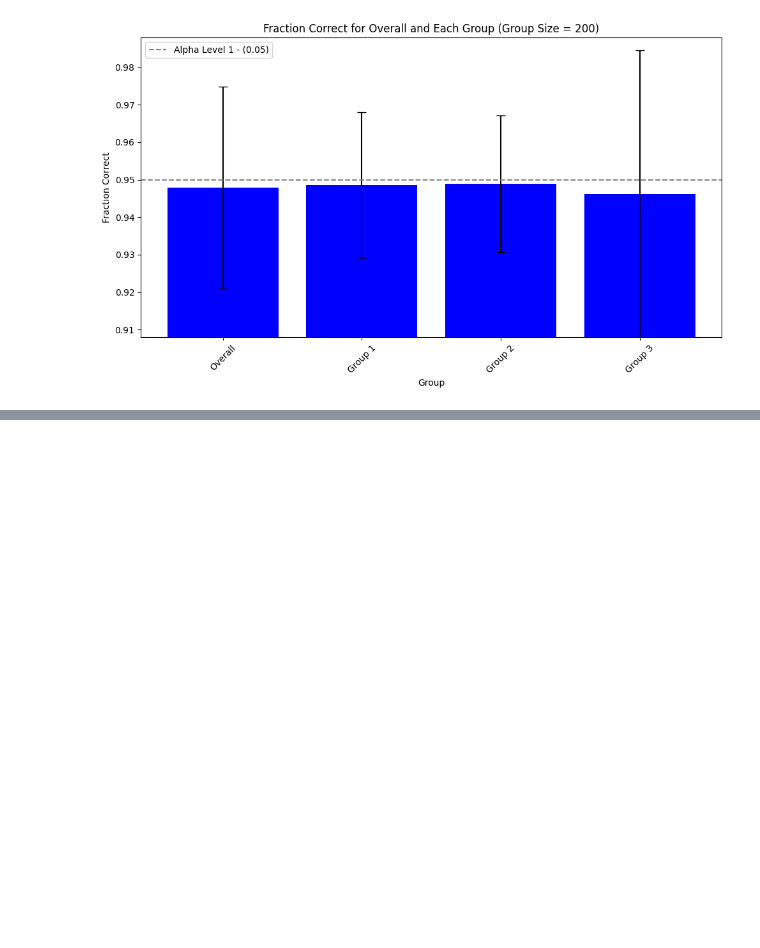
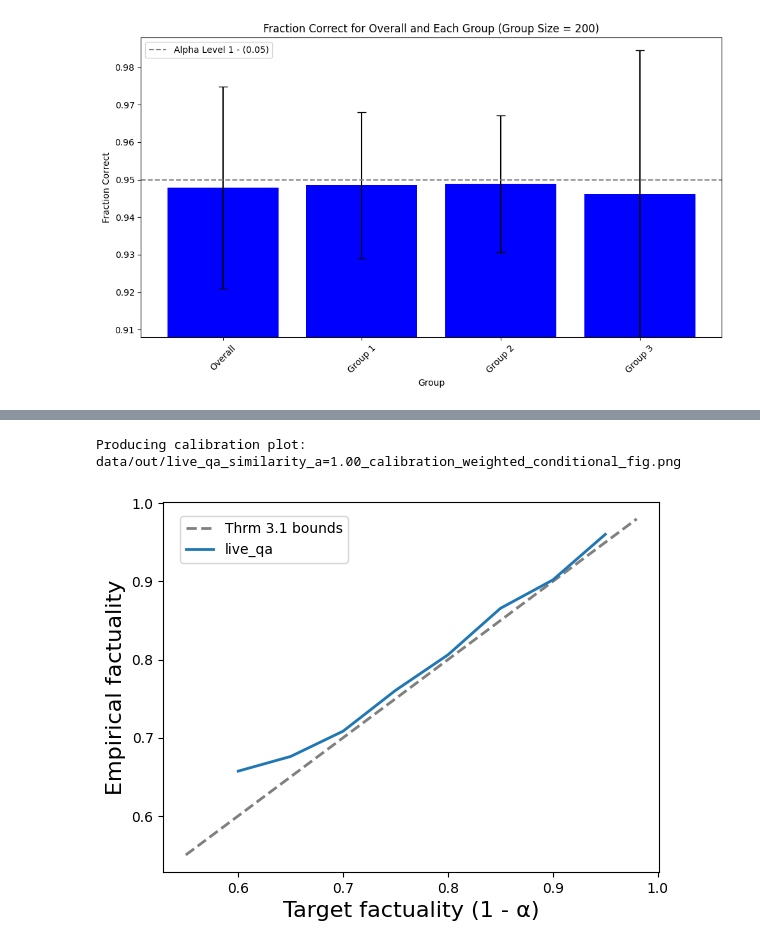
Before and after one commit to n4feng/rag_conformal_pred, a Jupyter notebook: conditional/weight_test.ipynb, the cells around one changed output, grey strips where cells are left out. Drawn from its saved outputs; the diff is of its cells as text; code cells hidden in the pictures; blank space fills up the shorter version.

```diff
--- a/conditional/weight_test.ipynb
+++ b/conditional/weight_test.ipynb
@@ -128,0 +164,21 @@ FileNotFoundError: [Errno 2] No such file or directory: '/Users/naihefeng/Docume
+# %%
+import numpy as np
+
+from local_calibration import LocalDatadependentCalibration
+from calibration import load_calibration
+
+local = LocalDatadependentCalibration()
+
+a=1.0
+alphas = np.arange(0.05, 0.45, 0.05)
+dataset_prefix = 'live_qa'
+confidence_method = 'similarity'
+data = load_calibration(f"data/out/{dataset_prefix}_subclaims_with_scores.jsonl")
+fig_filename = f"data/out/{dataset_prefix}_{confidence_method}_a={a:.2f}_calibration_weighted_conditional_fig.png"
+csv_filename = f"data/out/{dataset_prefix}_{confidence_method}_a={a:.2f}_calibration_weighted_conditional.csv"
+local.calibrate_factual(
+    dataset_prefix, confidence_method, data, alphas, a, fig_filename, csv_filename
+)
+# %% [output]
+Producing calibration plot: data/out/live_qa_similarity_a=1.00_calibration_weighted_conditional_fig.png
+[figure, added]
```
Also changed, not shown: parts of 5 cells of this notebook, 16 other files.
